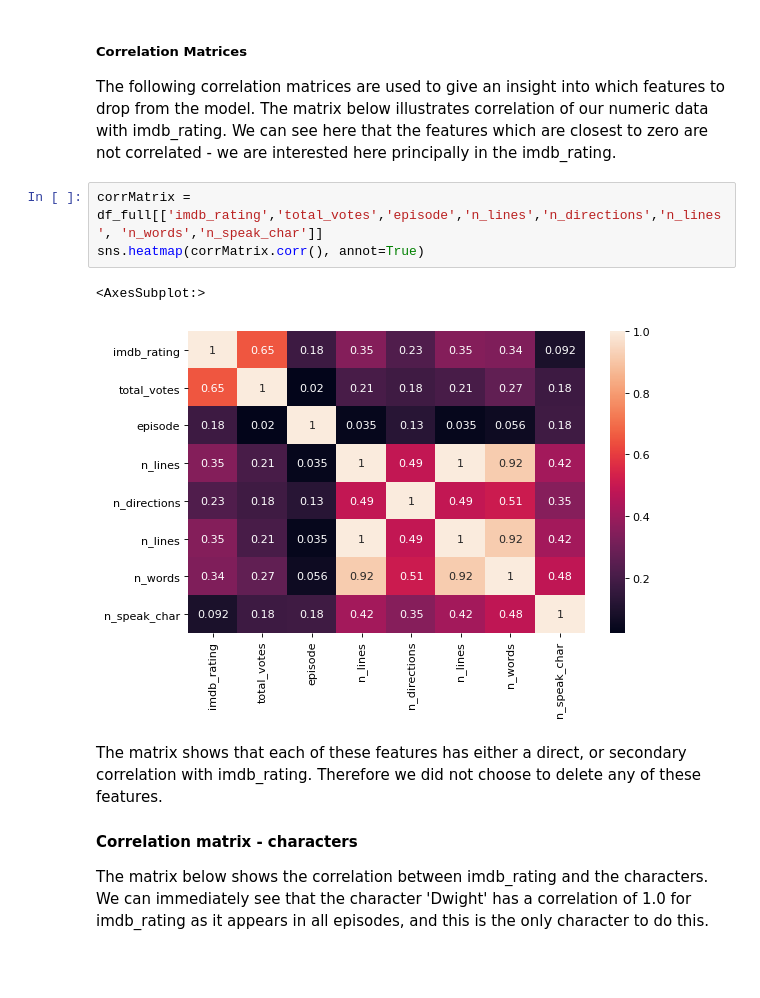
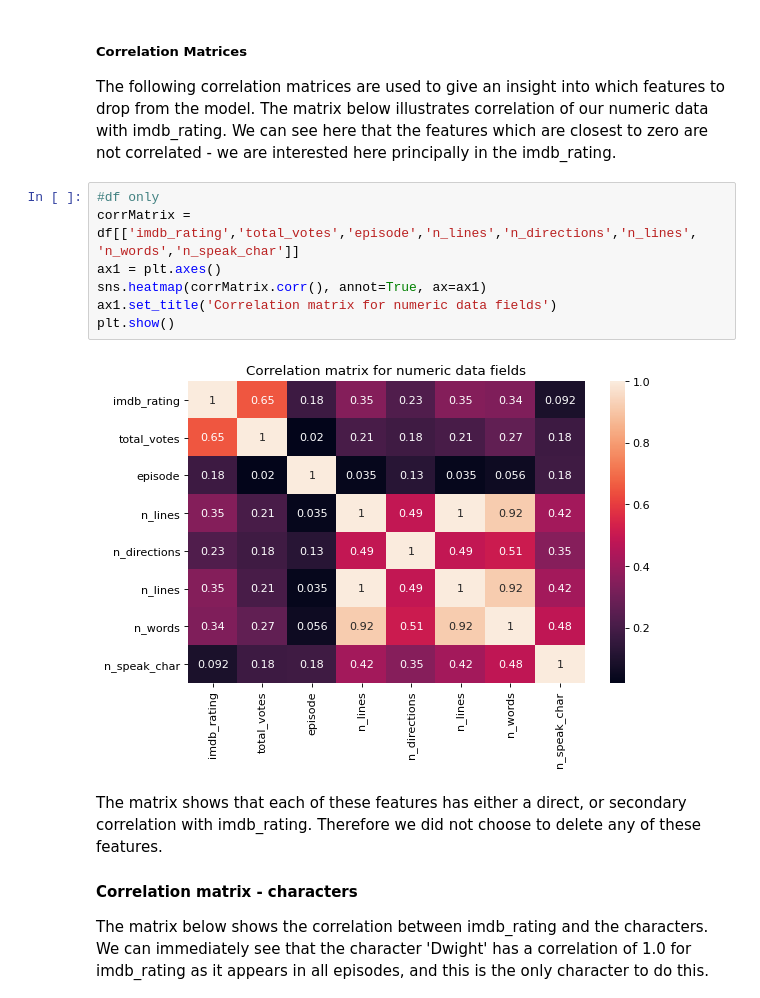
Before and after one commit to s2133934/ML_python_project1, a Jupyter notebook: project1.ipynb, the cells around one changed output. Drawn from its saved outputs; the diff is of its cells as text; blank space fills up the shorter version.

```diff
--- a/project1.ipynb
+++ b/project1.ipynb
@@ -228,11 +177,14 @@ On this basis we delete: THE FOLLOWING! NAMES GO HERE!
 
 The following correlation matrices are used to give an insight into which features to drop from the model. The matrix below illustrates correlation of our numeric data with imdb_rating. We can see here that the features which are closest to zero are not correlated - we are interested here principally in the imdb_rating.
 # %%
-corrMatrix = df_full[['imdb_rating','total_votes','episode','n_lines','n_directions','n_lines', 'n_words','n_speak_char']]
-sns.heatmap(corrMatrix.corr(), annot=True)
+#df only
+corrMatrix = df[['imdb_rating','total_votes','episode','n_lines','n_directions','n_lines', 'n_words','n_speak_char']]
+ax1 = plt.axes()
+sns.heatmap(corrMatrix.corr(), annot=True, ax=ax1)
+ax1.set_title('Correlation matrix for numeric data fields')
+plt.show()
 # %% [output]
-<AxesSubplot:>
-[figure, old version]
+[figure, new version]
 # %% [markdown]
 The matrix shows that each of these features has either a direct, or secondary correlation with imdb_rating. Therefore we did not choose to delete any of these features.
 
```
Also changed, not shown: parts of 62 cells of this notebook, 6 other files.
